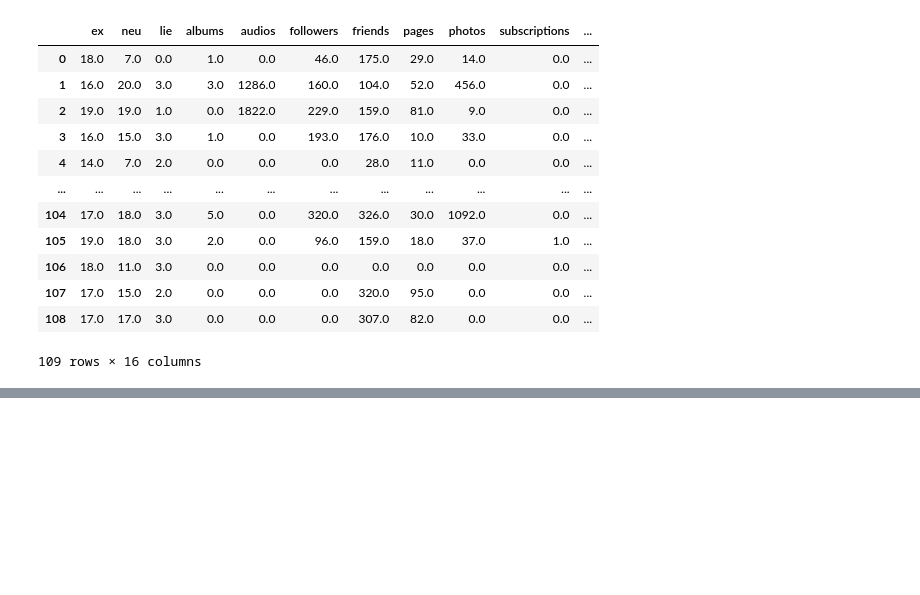
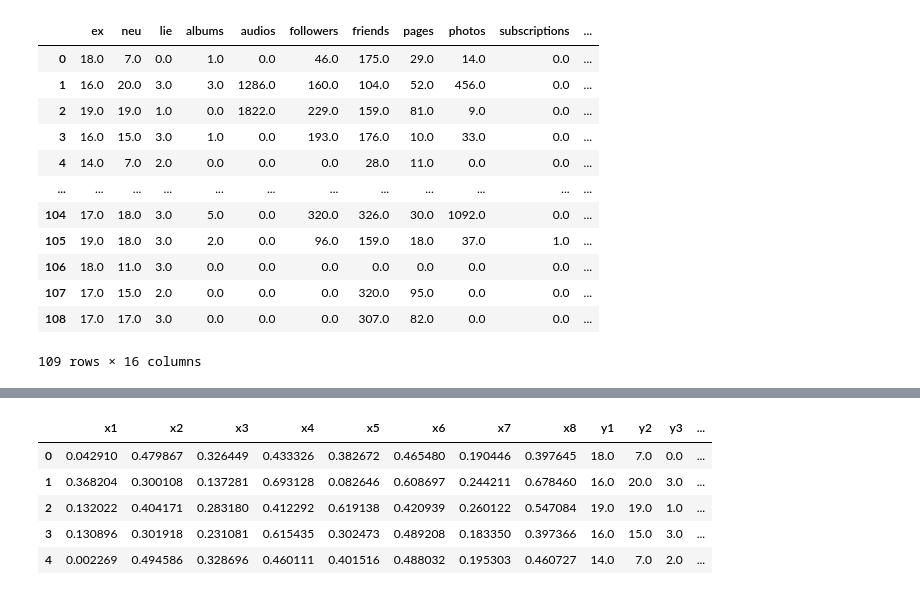
Before and after one commit to zer0deck/personality_test, a Jupyter notebook: Work.ipynb, the cells around one changed output, grey strips where cells are left out. Saved outputs shown, nothing was run; the diff lists cells and outputs as text; code cells hidden in the pictures; blank space fills up the shorter version.

```diff
--- a/Work.ipynb
+++ b/Work.ipynb
@@ -131,0 +139,21 @@ plt.ylabel('cumulative explained variance');
+# %%
+pca = PCA(n_components=8).fit_transform(pcd_df)
+pcc_df = pd.DataFrame(data = pca, columns = ['x1', 'x2', 'x3', 'x4', 'x5', 'x6', 'x7', 'x8'])
+final_df = pd.concat([pcc_df, df_cd[['ex','neu','lie']]], axis = 1)
+final_df.rename(columns={'ex':'y1', 'neu':'y2', 'lie':'y3'}, inplace=True)
+final_df['y4'] = ''
+for i in range(len(final_df)):
+    if final_df.y1.iloc[i] >= 12 and final_df.y2.iloc[i] >= 12:
+        final_df.y4.iloc[i] = 'H'
+    elif final_df.y1.iloc[i] >= 12 and final_df.y2.iloc[i] < 12:
+        final_df.y4.iloc[i] = 'S'
+    elif final_df.y1.iloc[i] < 12 and final_df.y2.iloc[i] >= 12:
+        final_df.y4.iloc[i] = 'M'
+    else:
+        final_df.y4.iloc[i] = 'F'
+
+for col in ['x1', 'x2', 'x3', 'x4', 'x5', 'x6', 'x7', 'x8']:
+    maximum = final_df[col].max()
+    minimum = final_df[col].min()
+    for i in range(len(final_df)):
+        final_df[col][i] = (final_df[col][i] - minimum) / (maximum - minimum)
@@ -131,0 +181,10 @@ plt.ylabel('cumulative explained variance');
+# %%
+final_df.to_csv('final_df.csv', index=False)
+final_df.head()
+# %% [output]
+|  | x1 | x2 | x3 | x4 | x5 | x6 | x7 | x8 | y1 | y2 | y3 | ... |
+| 0 | 0.042910 | 0.479867 | 0.326449 | 0.433326 | 0.382672 | 0.465480 | 0.190446 | 0.397645 | 18.0 | 7.0 | 0.0 | ... |
+| 1 | 0.368204 | 0.300108 | 0.137281 | 0.693128 | 0.082646 | 0.608697 | 0.244211 | 0.678460 | 16.0 | 20.0 | 3.0 | ... |
+| 2 | 0.132022 | 0.404171 | 0.283180 | 0.412292 | 0.619138 | 0.420939 | 0.260122 | 0.547084 | 19.0 | 19.0 | 1.0 | ... |
+| 3 | 0.130896 | 0.301918 | 0.231081 | 0.615435 | 0.302473 | 0.489208 | 0.183350 | 0.397366 | 16.0 | 15.0 | 3.0 | ... |
+| 4 | 0.002269 | 0.494586 | 0.328696 | 0.460111 | 0.401516 | 0.488032 | 0.195303 | 0.460727 | 14.0 | 7.0 | 2.0 | ... |
```
Also changed, not shown: parts of 2 cells of this notebook, 3 other files.
